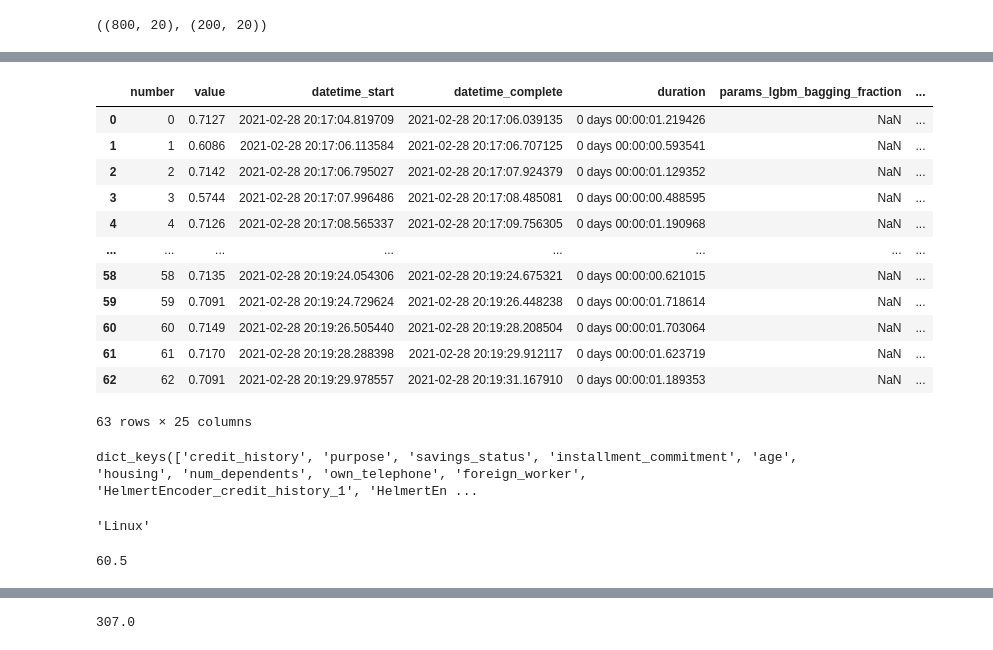
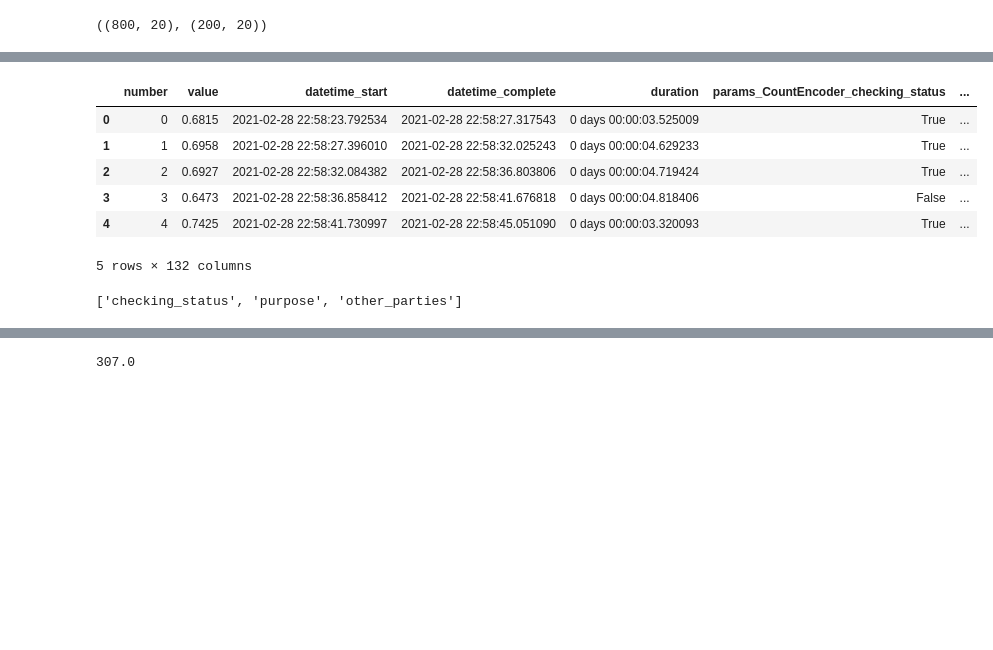
Before and after one commit to Alex-Lekov/AutoML_Alex, a Jupyter notebook: Optimizer.ipynb, the cells around one changed output, grey strips where cells are left out. Saved outputs shown, nothing was run; the diff lists cells and outputs as text; code cells hidden in the pictures; blank space fills up the shorter version.

```diff
--- a/Optimizer.ipynb
+++ b/Optimizer.ipynb
@@ -62,3 +60,3 @@ optimizer = BestSingleModelClassifier(
 # %%
-history = optimizer.opt(X_train, y_train, timeout=400, verbose=3)
+history = optimizer.opt(X_train, y_train, timeout=200, verbose=3)
 # %% [output]
@@ -88,22 +112,16 @@ Test AUC:  0.8322
 # %%
 optimizer.plot_opt_param_importances()
 # %%
-history
+history.head(5)
 # %% [output]
-|  | number | value | datetime_start | datetime_complete | duration | params_lgbm_bagging_fraction | ... |
-| 0 | 0 | 0.7127 | 2021-02-28 20:17:04.819709 | 2021-02-28 20:17:06.039135 | 0 days 00:00:01.219426 | NaN | ... |
-| 1 | 1 | 0.6086 | 2021-02-28 20:17:06.113584 | 2021-02-28 20:17:06.707125 | 0 days 00:00:00.593541 | NaN | ... |
-| 2 | 2 | 0.7142 | 2021-02-28 20:17:06.795027 | 2021-02-28 20:17:07.924379 | 0 days 00:00:01.129352 | NaN | ... |
-| 3 | 3 | 0.5744 | 2021-02-28 20:17:07.996486 | 2021-02-28 20:17:08.485081 | 0 days 00:00:00.488595 | NaN | ... |
-| 4 | 4 | 0.7126 | 2021-02-28 20:17:08.565337 | 2021-02-28 20:17:09.756305 | 0 days 00:00:01.190968 | NaN | ... |
-| ... | ... | ... | ... | ... | ... | ... | ... |
-| 58 | 58 | 0.7135 | 2021-02-28 20:19:24.054306 | 2021-02-28 20:19:24.675321 | 0 days 00:00:00.621015 | NaN | ... |
-| 59 | 59 | 0.7091 | 2021-02-28 20:19:24.729624 | 2021-02-28 20:19:26.448238 | 0 days 00:00:01.718614 | NaN | ... |
-| 60 | 60 | 0.7149 | 2021-02-28 20:19:26.505440 | 2021-02-28 20:19:28.208504 | 0 days 00:00:01.703064 | NaN | ... |
-| 61 | 61 | 0.7170 | 2021-02-28 20:19:28.288398 | 2021-02-28 20:19:29.912117 | 0 days 00:00:01.623719 | NaN | ... |
-| 62 | 62 | 0.7091 | 2021-02-28 20:19:29.978557 | 2021-02-28 20:19:31.167910 | 0 days 00:00:01.189353 | NaN | ... |
+|  | number | value | datetime_start | datetime_complete | duration | params_CountEncoder_checking_status | ... |
+| 0 | 0 | 0.6815 | 2021-02-28 22:58:23.792534 | 2021-02-28 22:58:27.317543 | 0 days 00:00:03.525009 | True | ... |
+| 1 | 1 | 0.6958 | 2021-02-28 22:58:27.396010 | 2021-02-28 22:58:32.025243 | 0 days 00:00:04.629233 | True | ... |
+| 2 | 2 | 0.6927 | 2021-02-28 22:58:32.084382 | 2021-02-28 22:58:36.803806 | 0 days 00:00:04.719424 | True | ... |
+| 3 | 3 | 0.6473 | 2021-02-28 22:58:36.858412 | 2021-02-28 22:58:41.676818 | 0 days 00:00:04.818406 | False | ... |
+| 4 | 4 | 0.7425 | 2021-02-28 22:58:41.730997 | 2021-02-28 22:58:45.051090 | 0 days 00:00:03.320093 | True | ... |
-63 rows × 25 columns
+5 rows × 132 columns
 # %%
-optimizer.select_columns
+optimizer.select_columns[:3]
 # %% [output]
-dict_keys(['credit_history', 'purpose', 'savings_status', 'installment_commitment', 'age', 'housing', 'num_dependents', 'own_telephone', 'foreign_worker', 'HelmertEncoder_credit_history_1', 'HelmertEn ...
+['checking_status', 'purpose', 'other_parties']
@@ -112,4 +127,0 @@ import platform
-# %%
-platform.system()
-# %% [output]
-'Linux'
@@ -118,4 +127,0 @@ import psutil
-# %%
-psutil.cpu_percent()
-# %% [output]
-60.5
```
Also changed, not shown: parts of 21 cells of this notebook, 17 other files.
